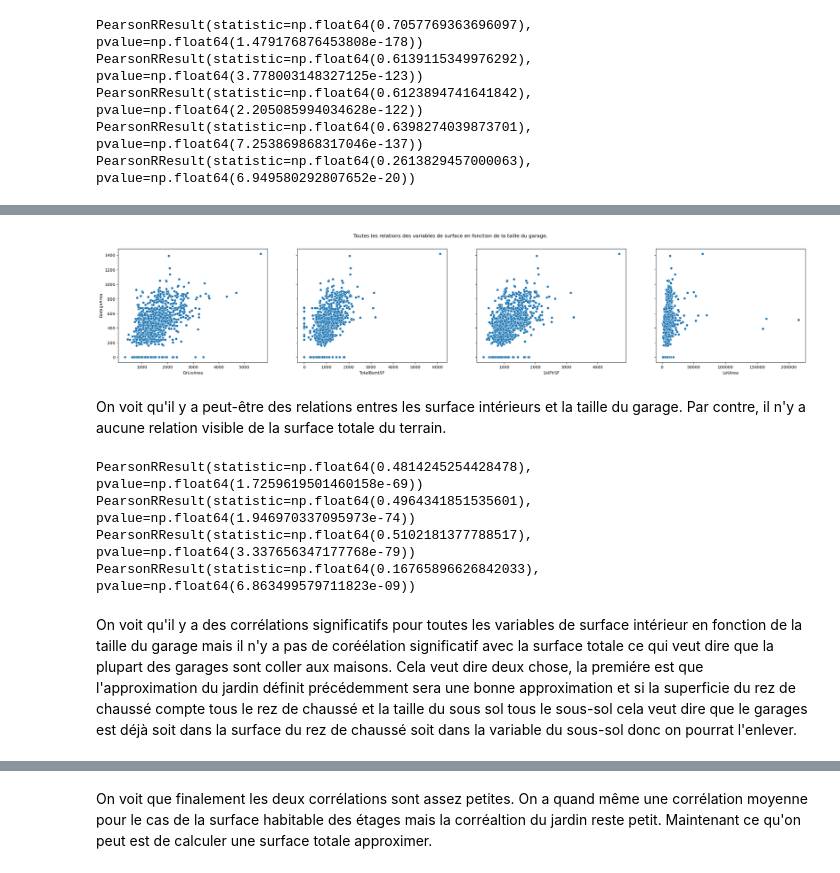
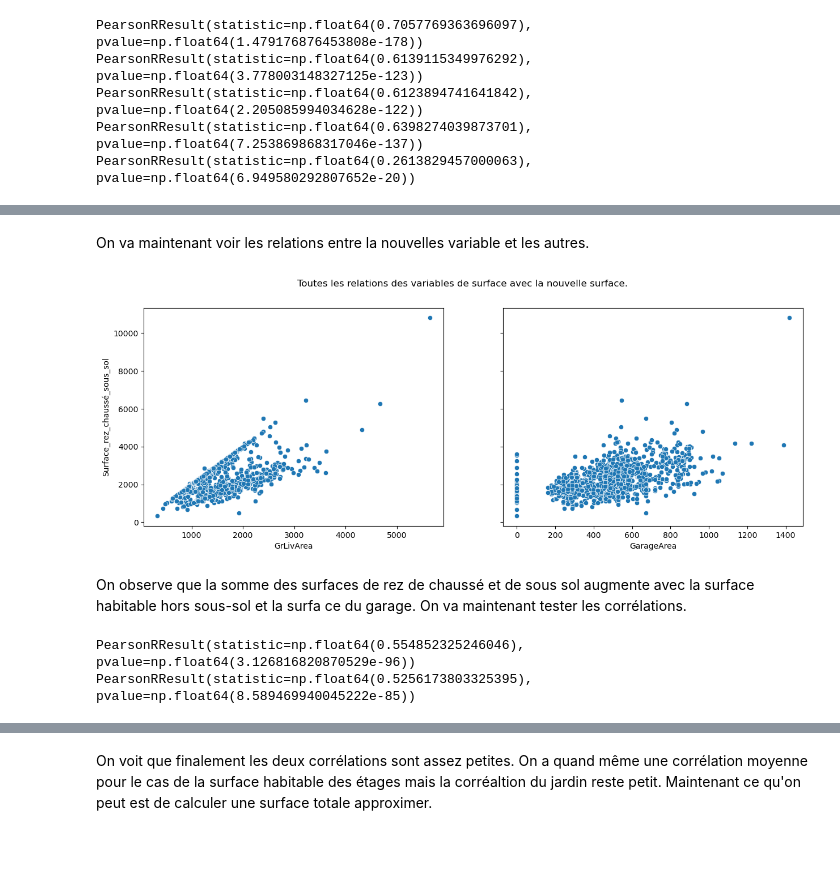
Before and after one commit to fmazur57u/Prediction_prix_immobilier, a Jupyter notebook: projet_prix_immobilier.ipynb, the cells around one changed output, grey strips where cells are left out. Saved outputs shown, nothing was run; the diff lists cells and outputs as text; code cells hidden in the pictures; blank space fills up the shorter version.

Commit message:
Amélioration de l'analyse

```diff
--- a/projet_prix_immobilier.ipynb
+++ b/projet_prix_immobilier.ipynb
@@ -636,0 +686,3 @@ Selon les p_value toutes les variables continues sont corrélé à la target. La
+# %%
+analyse_set["Surface_rez_chaussé_sous_sol"] = analyse_set["1stFlrSF"] + analyse_set["TotalBsmtSF"]
+analyse_set
@@ -637,25 +703,19 @@ Selon les p_value toutes les variables continues sont corrélé à la target. La
+# %% [markdown]
+On va maintenant voir les relations entre la nouvelles variable et les autres.
 # %%
-fig, ax = plt.subplots(1, 4, sharey=True)
-plt.suptitle("Toutes les relations des variables de surface en fonction de la taille du garage.")
-fig.set_size_inches(30, 5)
-sns.scatterplot(data=analyse_set, x="GrLivArea", y="GarageArea", ax=ax[0])
-sns.scatterplot(data=analyse_set, x="TotalBsmtSF", y="GarageArea", ax=ax[1])
-sns.scatterplot(data=analyse_set, x="1stFlrSF", y="GarageArea", ax=ax[2])
-sns.scatterplot(data=analyse_set, x="LotArea", y="GarageArea", ax=ax[3])
+fig, ax = plt.subplots(1, 2, sharey=True)
+plt.suptitle("Toutes les relations des variables de surface avec la nouvelle surface.")
+fig.set_size_inches(15, 5)
+sns.scatterplot(data=analyse_set, x="GrLivArea", y="Surface_rez_chaussé_sous_sol", ax=ax[0])
+sns.scatterplot(data=analyse_set, x="GarageArea", y="Surface_rez_chaussé_sous_sol", ax=ax[1])
 plt.show()
 # %% [output]
-[figure, old version]
+[figure, new version]
-# %% [markdown]
-On voit qu'il y a peut-être des relations entres les surface intérieurs et la taille du garage. Par contre, il n'y a aucune relation visible de la surface totale du terrain.
+# %% [markdown]
+On observe que la somme des surfaces de rez de chaussé et de sous sol augmente avec la surface habitable hors sous-sol et la surfa ce du garage. On va maintenant tester les corrélations.
 # %%
-print(pearsonr(analyse_set["GrLivArea"], analyse_set["GarageArea"]))
-print(pearsonr(analyse_set["TotalBsmtSF"], analyse_set["GarageArea"]))
-print(pearsonr(analyse_set["1stFlrSF"], analyse_set["GarageArea"]))
-print(pearsonr(analyse_set["LotArea"], analyse_set["GarageArea"]))
+print(pearsonr(analyse_set["Surface_rez_chaussé_sous_sol"], analyse_set["GrLivArea"]))
+print(pearsonr(analyse_set["Surface_rez_chaussé_sous_sol"], analyse_set["GarageArea"]))
 # %% [output]
-PearsonRResult(statistic=np.float64(0.4814245254428478), pvalue=np.float64(1.7259619501460158e-69))
-PearsonRResult(statistic=np.float64(0.4964341851535601), pvalue=np.float64(1.946970337095973e-74))
-PearsonRResult(statistic=np.float64(0.5102181377788517), pvalue=np.float64(3.337656347177768e-79))
-PearsonRResult(statistic=np.float64(0.16765896626842033), pvalue=np.float64(6.863499579711823e-09))
+PearsonRResult(statistic=np.float64(0.554852325246046), pvalue=np.float64(3.126816820870529e-96))
+PearsonRResult(statistic=np.float64(0.5256173803325395), pvalue=np.float64(8.589469940045222e-85))
-# %% [markdown]
-On voit qu'il y a des corrélations significatifs pour toutes les variables de surface intérieur en fonction de la taille du garage mais il n'y a pas de coréélation significatif avec la surface totale ce qui veut dire que la plupart des garages sont coller aux maisons. Cela veut dire deux chose, la premiére est que l'approximation du jardin définit précédemment sera une bonne approximation et si la superficie du rez de chaussé compte tous le rez de chaussé et la taille du sous sol tous le sous-sol cela veut dire que le garages est déjà soit dans la surface du rez de chaussé soit dans la variable du sous-sol donc on pourrat l'enlever.
```
Also changed, not shown: parts of 14 cells of this notebook.
